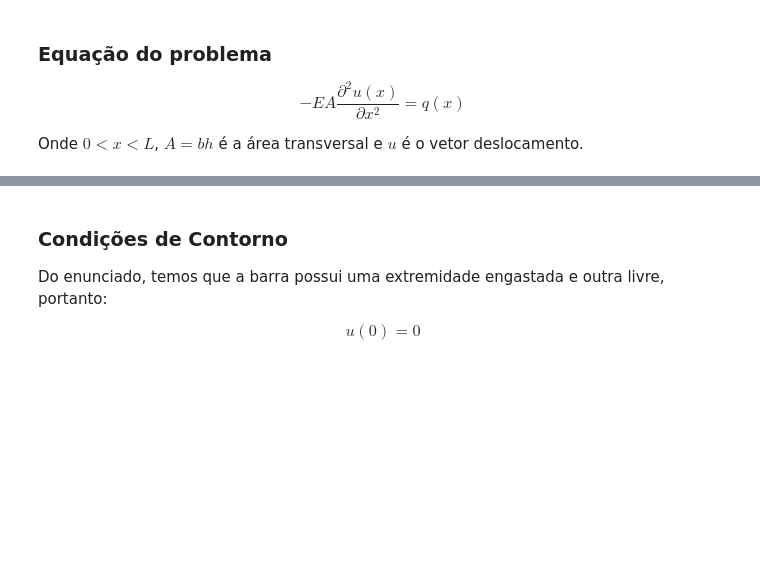
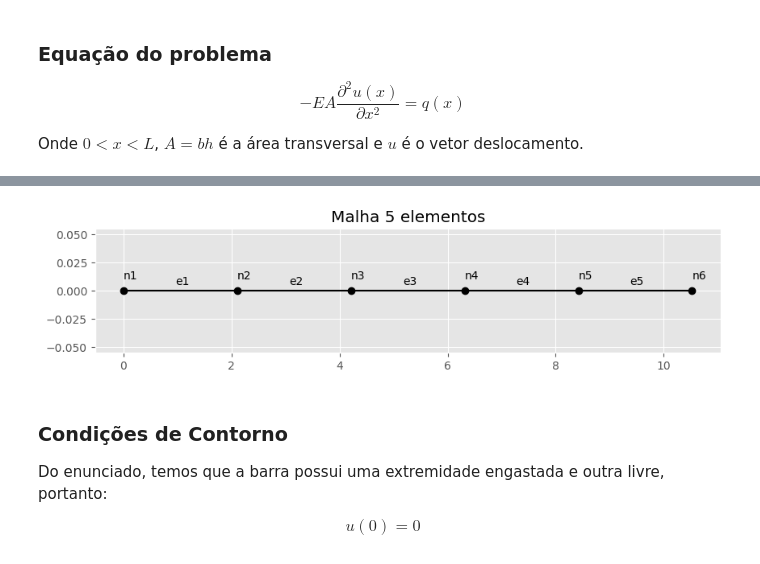
Before and after one commit to antoniomedeiros1/MAC008-Lista-1, a Jupyter notebook: 03-Exercicio3.ipynb, the cells around one changed output, grey strips where cells are left out. Saved outputs shown, nothing was run; the diff lists cells and outputs as text; code cells hidden in the pictures; blank space fills up the shorter version.

```diff
--- a/03-Exercicio3.ipynb
+++ b/03-Exercicio3.ipynb
@@ -40,3 +60,18 @@ Onde $0 < x < L$, $A = bh$ é a área transversal e $u$ é o vetor deslocamento.
+# %%
+plt.figure(figsize=(10,2))
+plt.plot([i*L/5 for i in range(6)],
+         [0 for i in range(6)],
+         '-o',
+         color='black'
+)
+for i in range(5):
+    plt.annotate(f'n{i+1}', (i*L/5,0.01))
+    plt.annotate(f'e{i+1}', (i*L/5 + L/11,0.005))
+plt.title('Malha 5 elementos')
+plt.annotate('n6', (L, 0.01))
+plt.show()
+# %% [output]
+[figure, added]
 # %% [markdown]
 ### Condições de Contorno
 
```
Also changed, not shown: parts of 7 cells of this notebook.
